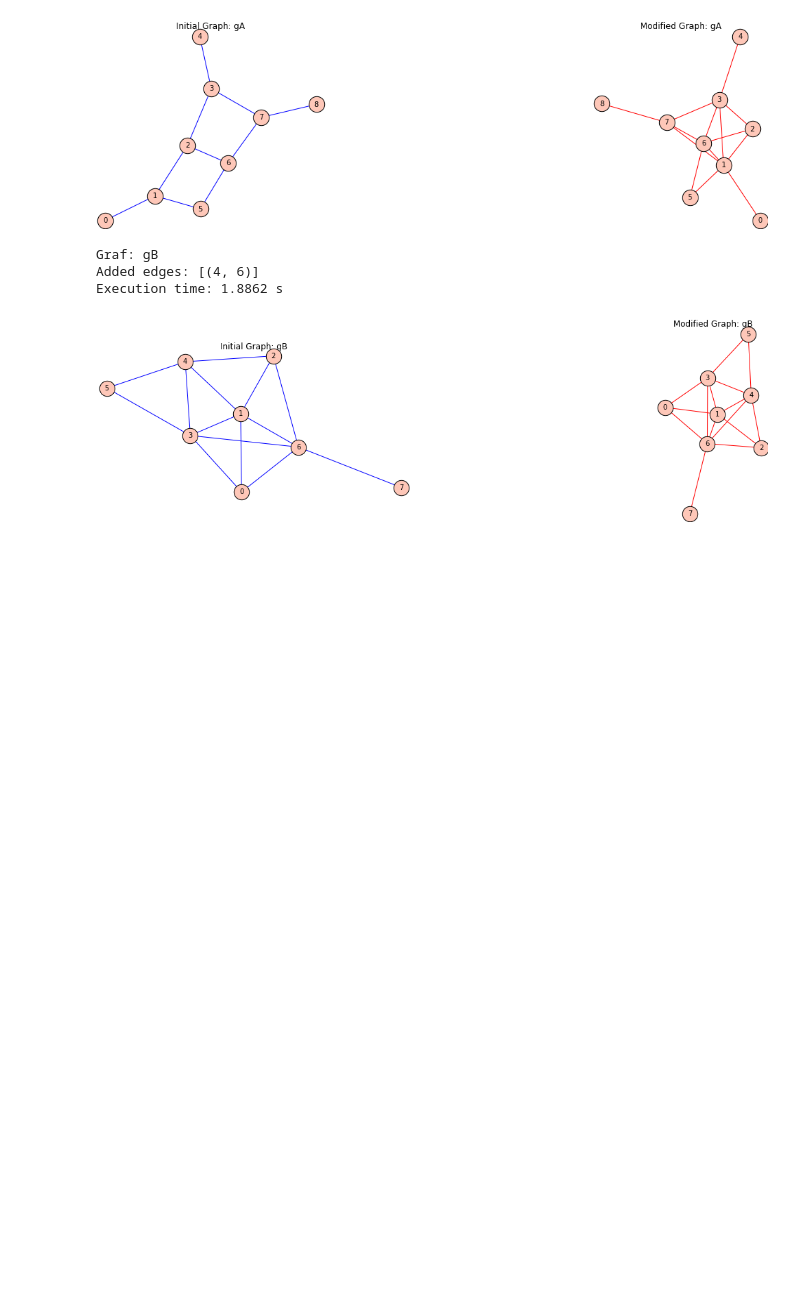
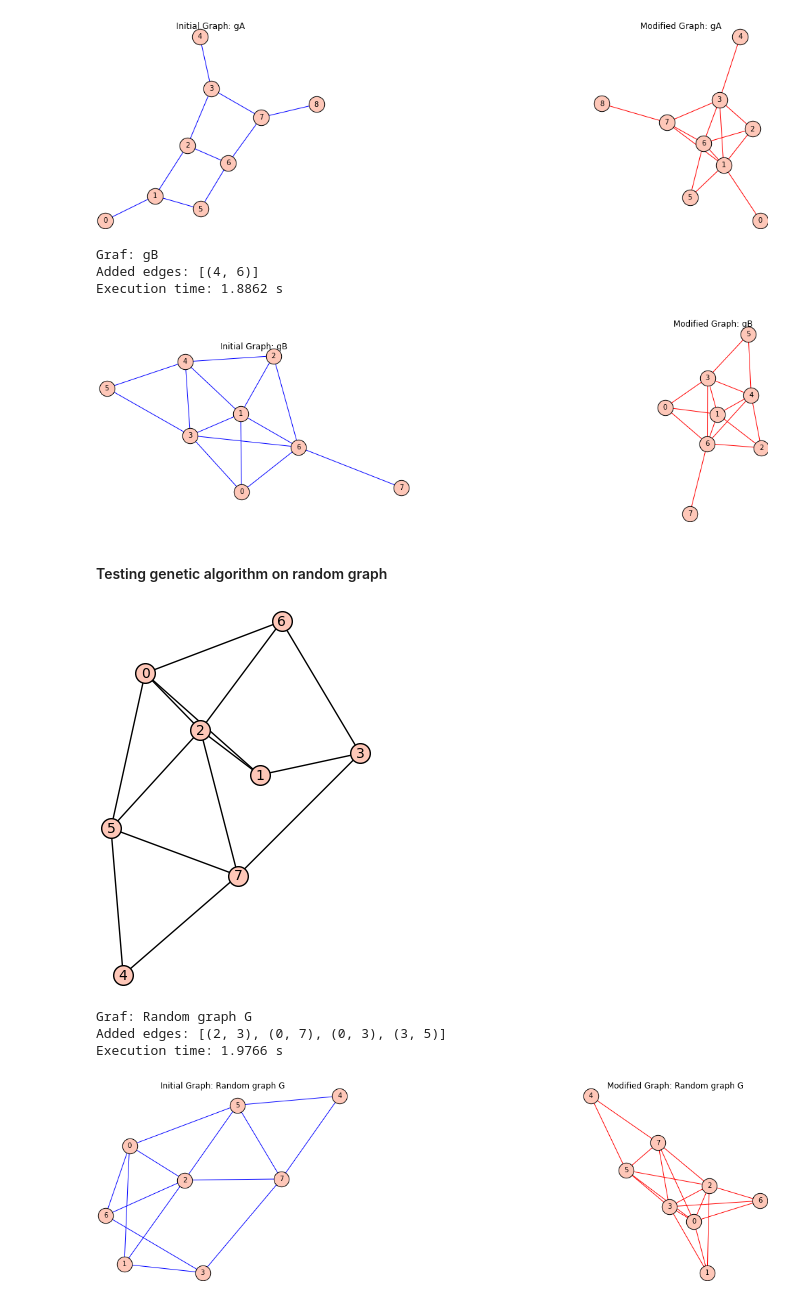
Before and after one commit to Ogrfil/MINIMUM-INTERVAL-GRAPH-COMPLETION, a Jupyter notebook: testing.ipynb, the cells around one changed output. Drawn from its saved outputs; the diff is of its cells as text; code cells hidden in the pictures; blank space fills up the shorter version.

```diff
--- a/testing.ipynb
+++ b/testing.ipynb
@@ -389,3 +473,22 @@ Graf: gB
 Added edges: [(4, 6)]
 Execution time: 1.8862 s
 [figure]
+# %% [markdown]
+#### Testing genetic algorithm on random graph
+# %%
+n = 8  # Number of vertices
+p = 0.6  # Probability of edge creation
+
+G = graphs.RandomGNP(n, p)
+while not G.is_connected():
+    G = graphs.RandomGNP(n, p)
+
+G.show()
+
+plot_ga('Random graph G', G)
+# %% [output]
+[figure, added]
+Graf: Random graph G
+Added edges: [(2, 3), (0, 7), (0, 3), (3, 5)]
+Execution time: 1.9766 s
+[figure, added]
```
Also changed, not shown: parts of 10 cells of this notebook.
